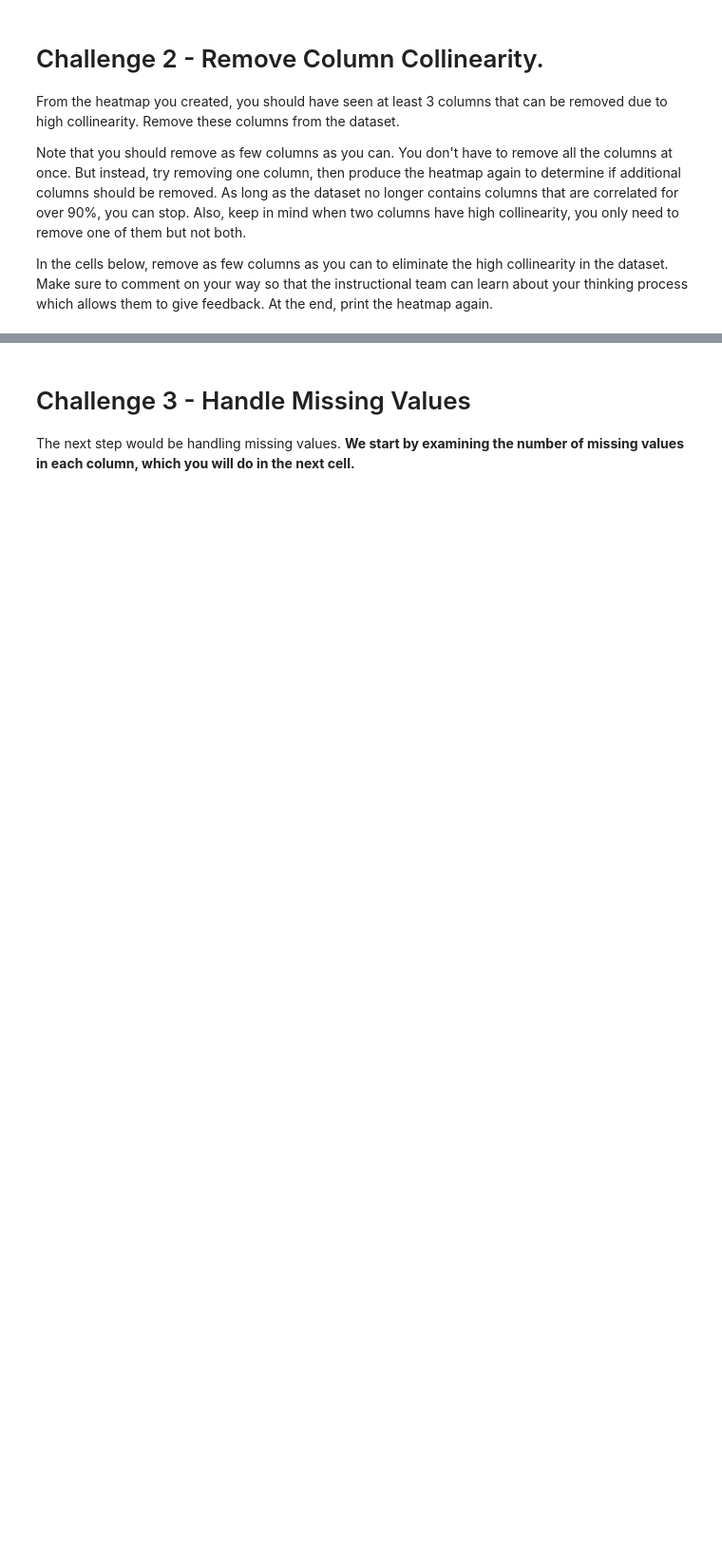
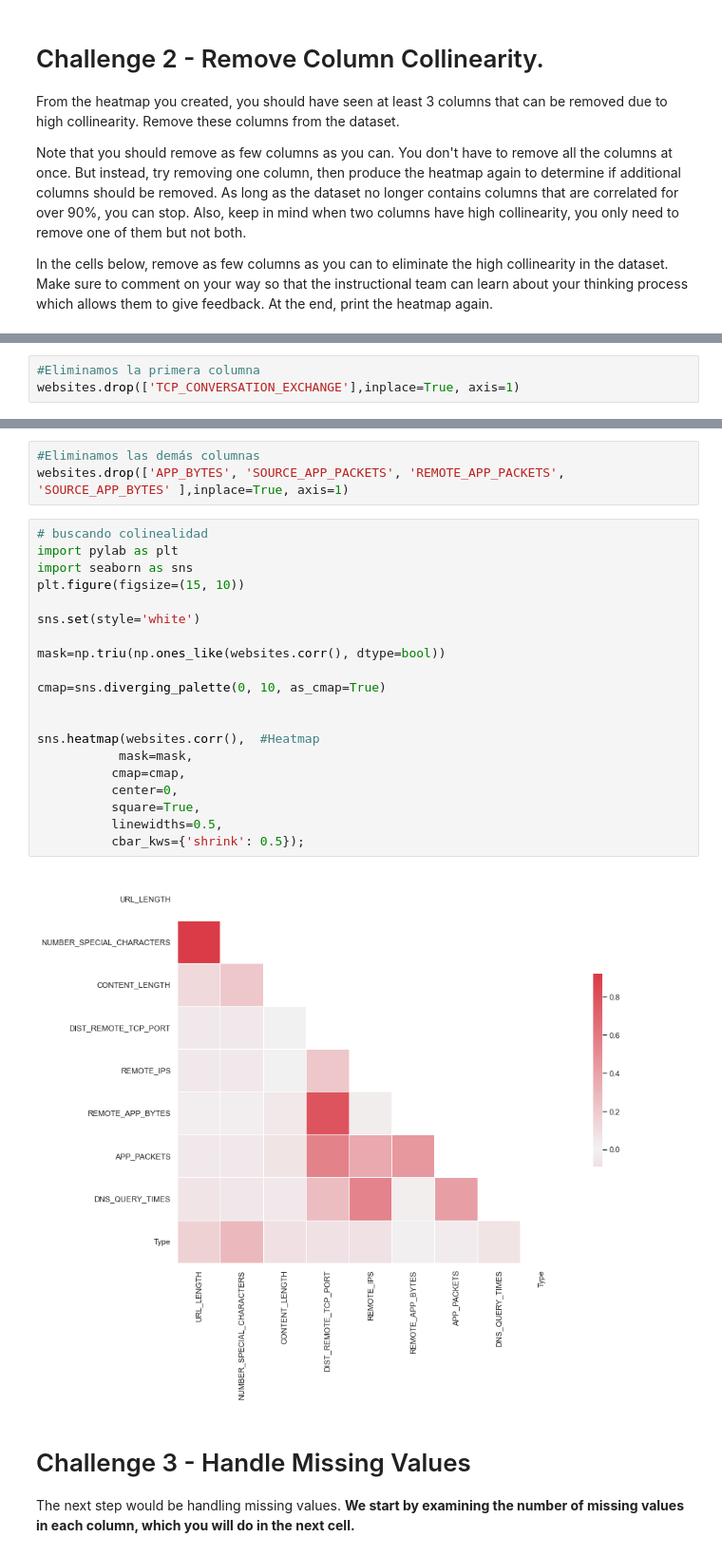
Before and after one commit to Ironhack-Data-Madrid-Mayo-2022/7.1-lab-supervised-learning, a Jupyter notebook: your-code/main.ipynb, the cells around one changed output, grey strips where cells are left out. Shown: that part at 95% size. Drawn from its saved outputs; the diff is of its cells as text; blank space fills up the shorter version.

```diff
--- a/your-code/main.ipynb
+++ b/your-code/main.ipynb
@@ -98,0 +248,3 @@ In the cells below, remove as few columns as you can to eliminate the high colli
+# %%
+#Eliminamos la primera columna
+websites.drop(['TCP_CONVERSATION_EXCHANGE'],inplace=True, axis=1)
@@ -99,3 +268,28 @@ In the cells below, remove as few columns as you can to eliminate the high colli
+# %%
+#Eliminamos las demás columnas
+websites.drop(['APP_BYTES', 'SOURCE_APP_PACKETS', 'REMOTE_APP_PACKETS', 'SOURCE_APP_BYTES' ],inplace=True, axis=1)
+# %%
+# buscando colinealidad
+import pylab as plt
+import seaborn as sns
+plt.figure(figsize=(15, 10))
+
+sns.set(style='white')
+
+mask=np.triu(np.ones_like(websites.corr(), dtype=bool))
+
+cmap=sns.diverging_palette(0, 10, as_cmap=True)
+
+
+sns.heatmap(websites.corr(),  #Heatmap
+           mask=mask,
+          cmap=cmap,
+          center=0,
+          square=True,
+          linewidths=0.5,
+          cbar_kws={'shrink': 0.5});
+# %% [output]
+[figure, added]
 # %% [markdown]
 # Challenge 3 - Handle Missing Values
 
```
Also changed, not shown: parts of 44 cells of this notebook.
